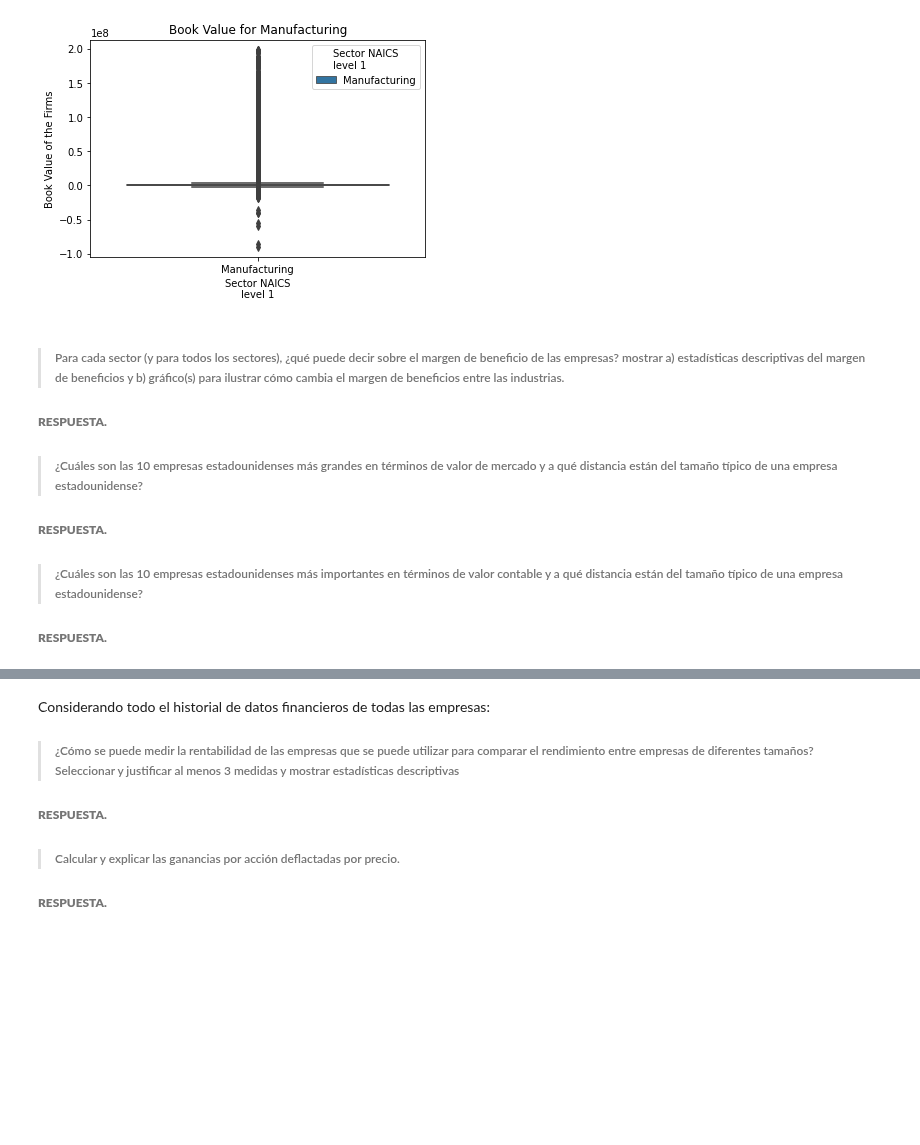
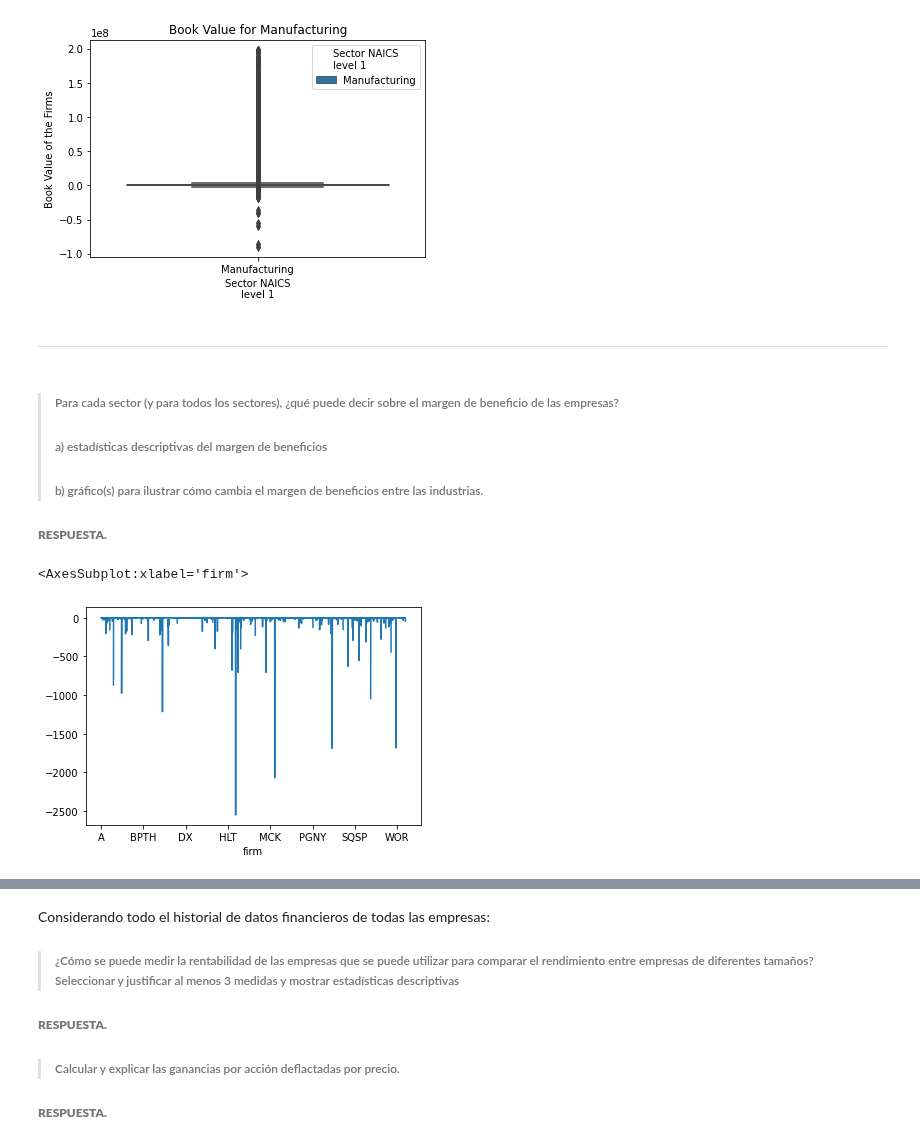
Before and after one commit to AnHrt/StatisticsII, a Jupyter notebook: Statistics/A01369984_BCase.ipynb, the cells around one changed output, grey strips where cells are left out. Drawn from its saved outputs; the diff is of its cells as text; code cells hidden in the pictures; blank space fills up the shorter version.

```diff
--- a/Statistics/A01369984_BCase.ipynb
+++ b/Statistics/A01369984_BCase.ipynb
@@ -368,12 +339,17 @@ sns.boxplot(x="Sector NAICS\nlevel 1",y="Book Value of the Firms",data=manufactu
 # %% [output]
 Text(0.5, 1.0, 'Book Value for Manufacturing')
 [figure]
+# %% [markdown]
+---
 # %% [markdown]
->###### Para cada sector (y para todos los sectores), ¿qué puede decir sobre el margen de beneficio de las empresas? mostrar a) estadísticas descriptivas del margen de beneficios y b) gráfico(s) para ilustrar cómo cambia el margen de beneficios entre las industrias.
+>###### Para cada sector (y para todos los sectores), ¿qué puede decir sobre el margen de beneficio de las empresas?
+>###### a) estadísticas descriptivas del margen de beneficios
+>###### b) gráfico(s) para ilustrar cómo cambia el margen de beneficios entre las industrias.
 ###### **RESPUESTA.**
-
->###### ¿Cuáles son las 10 empresas estadounidenses más grandes en términos de valor de mercado y a qué distancia están del tamaño típico de una empresa estadounidense?
-###### **RESPUESTA.**
-
->###### ¿Cuáles son las 10 empresas estadounidenses más importantes en términos de valor contable y a qué distancia están del tamaño típico de una empresa estadounidense?
-###### **RESPUESTA.**
+# %%
+# Analisis descriptivo
+US_Firms['Profit Margin'].describe()
+US_Firms["Profit Margin"].groupby(["firm"]).last().plot()
+# %% [output]
+<AxesSubplot:xlabel='firm'>
+[figure, added]
```
Also changed, not shown: parts of 19 cells of this notebook.
